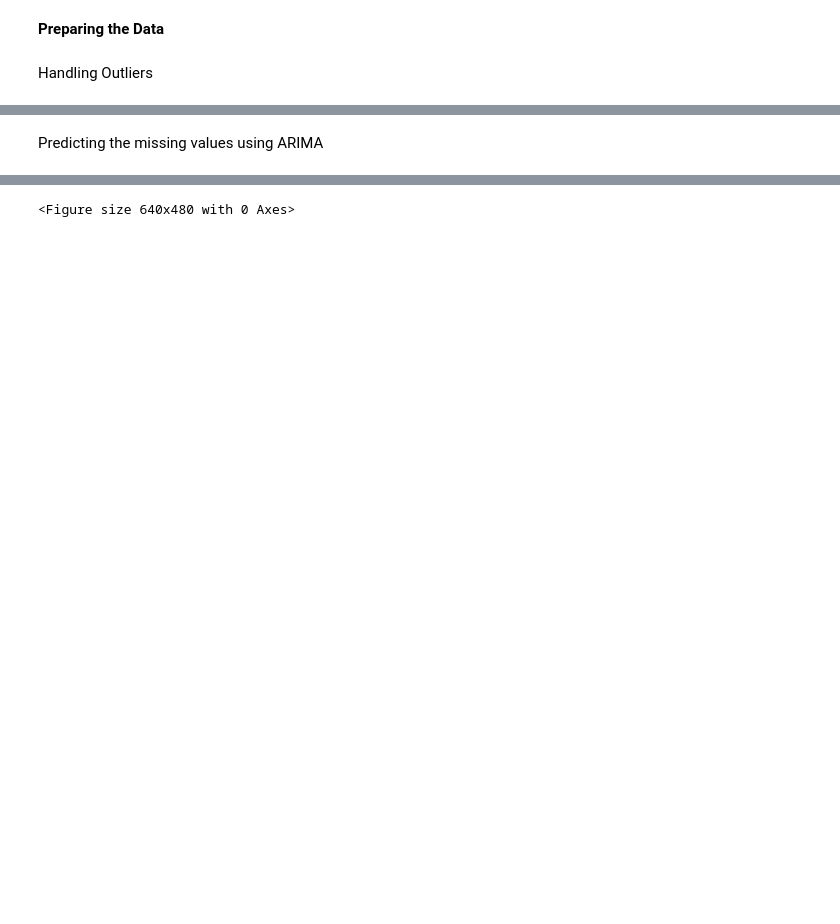
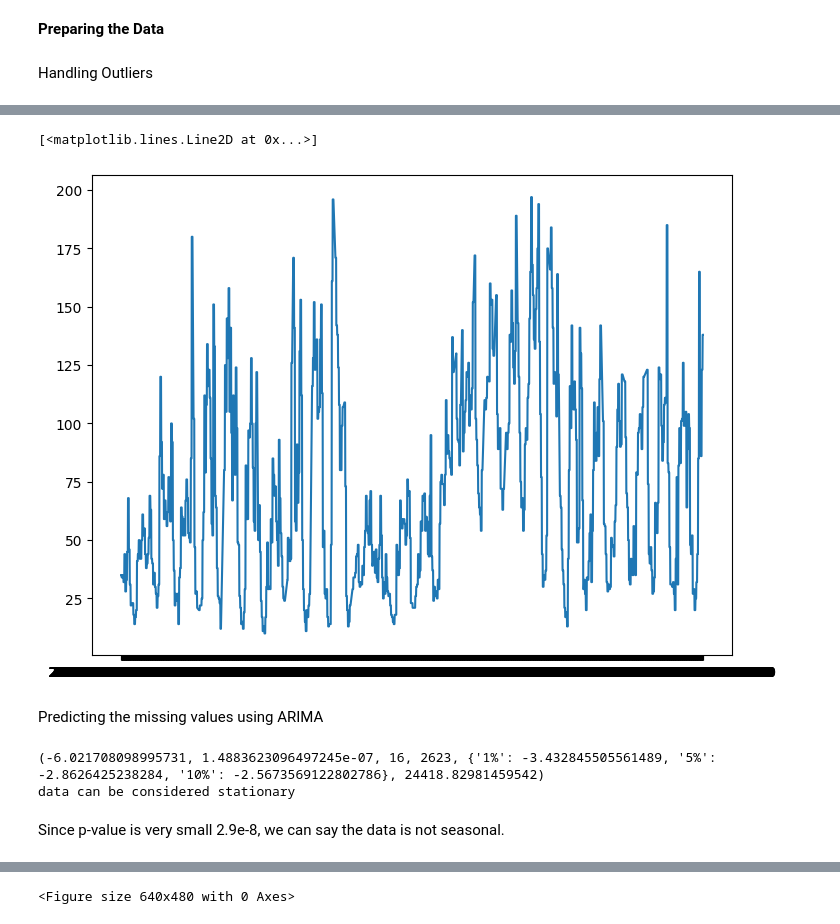
Before and after one commit to spiraloo/Analyzing-Business-Performance-Using-Demand-Forecasting-Techniques, a Jupyter notebook: Assignment 4/220206_Arpit.ipynb, the cells around one changed output, grey strips where cells are left out. Drawn from its saved outputs; the diff is of its cells as text; code cells hidden in the pictures; blank space fills up the shorter version.

```diff
--- a/Assignment 4/220206_Arpit.ipynb
+++ b/Assignment 4/220206_Arpit.ipynb
@@ -74,5 +91,23 @@ pdata['PM2.5 (µg/m3)']=outl(pdata['PM2.5 (µg/m3)'])
 pdata['NO (µg/m3)']=pdata['NO (µg/m3)'].interpolate(method='linear')
 pdata['PM10 (µg/m3)']=pdata['PM10 (µg/m3)'].interpolate(method='linear')
 pdata['PM2.5 (µg/m3)']=pdata['PM2.5 (µg/m3)'].interpolate(method='linear')
+# %%
+fi1 = plt.figure()
+axes = fi1.add_axes([0,0,1,1])
+plt.plot(pdata['To (Interval: 15M)'][:ed],pdata['PM2.5 (µg/m3)'][:ed])
+# %% [output]
+[<matplotlib.lines.Line2D at 0x...>]
+[figure, added]
 # %% [markdown]
 Predicting the missing values using ARIMA
+# %%
+from statsmodels.tsa.stattools import adfuller
+adr=adfuller(pdata['PM10 (µg/m3)'][6000:],autolag='AIC')
+print(adr)
+if(adr[1]<0.05):
+  print("data can be considered stationary")
+# %% [output]
+(-6.021708098995731, 1.4883623096497245e-07, 16, 2623, {'1%': -3.432845505561489, '5%': -2.8626425238284, '10%': -2.5673569122802786}, 24418.82981459542)
+data can be considered stationary
+# %% [markdown]
+Since p-value is very small 2.9e-8, we can say the data is not seasonal.
```
Also changed, not shown: parts of 24 cells of this notebook.
